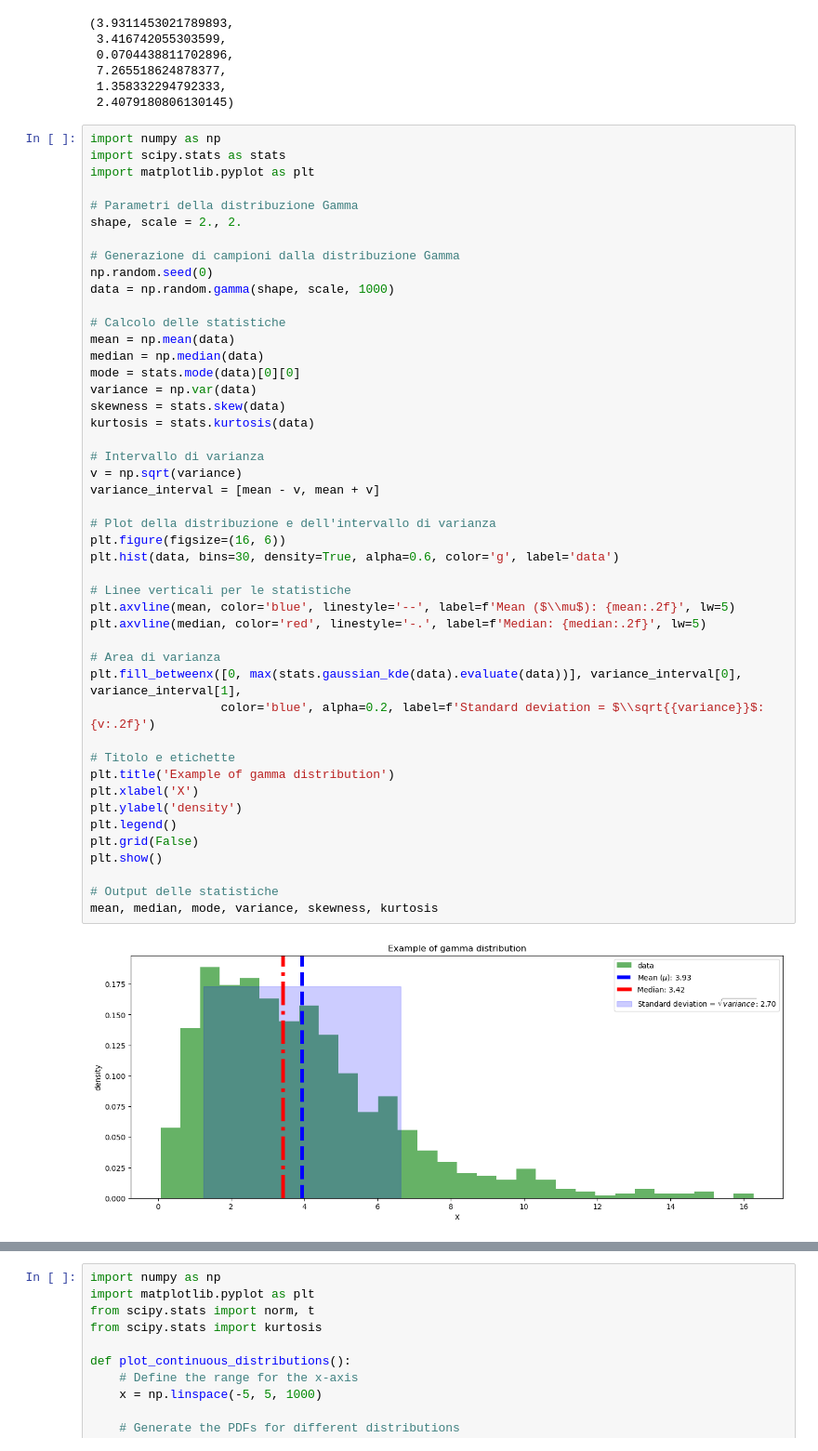
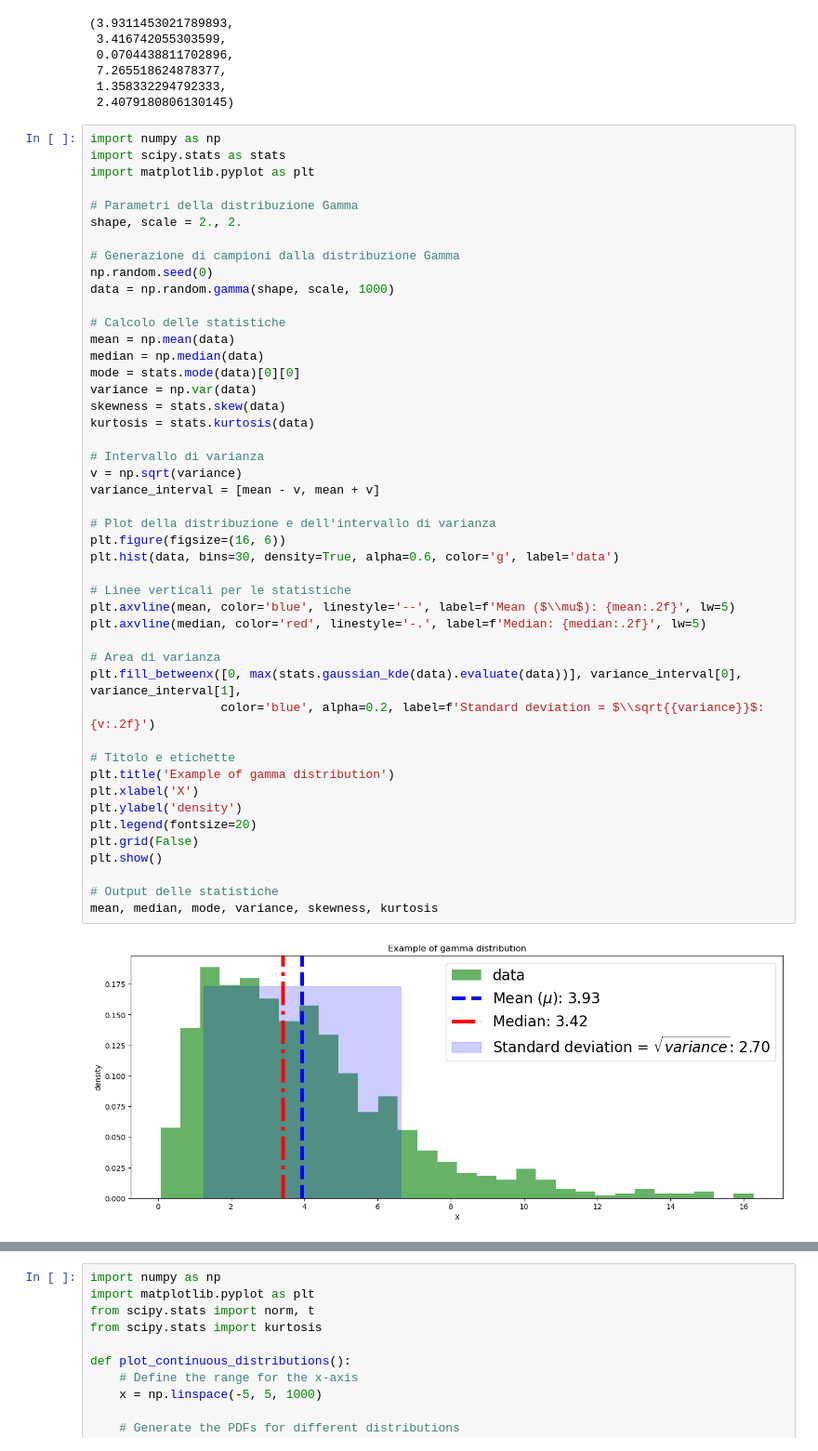
Before and after one commit to MrPiada/data-analysis-swiss-knife, a Jupyter notebook: notebooks/moments.ipynb, the cells around one changed output, grey strips where cells are left out. Shown at 93% size. Drawn from its saved outputs; the diff is of its cells as text.

```diff
--- a/notebooks/moments.ipynb
+++ b/notebooks/moments.ipynb
@@ -104,35 +104,35 @@ mode = stats.mode(data)[0][0]
 variance = np.var(data)
 skewness = stats.skew(data)
 kurtosis = stats.kurtosis(data)
 
 # Intervallo di varianza
 v = np.sqrt(variance)
 variance_interval = [mean - v, mean + v]
 
 # Plot della distribuzione e dell'intervallo di varianza
 plt.figure(figsize=(16, 6))
 plt.hist(data, bins=30, density=True, alpha=0.6, color='g', label='data')
 
 # Linee verticali per le statistiche
 plt.axvline(mean, color='blue', linestyle='--', label=f'Mean ($\\mu$): {mean:.2f}', lw=5)
 plt.axvline(median, color='red', linestyle='-.', label=f'Median: {median:.2f}', lw=5)
 
 # Area di varianza
 plt.fill_betweenx([0, max(stats.gaussian_kde(data).evaluate(data))], variance_interval[0], variance_interval[1],
                   color='blue', alpha=0.2, label=f'Standard deviation = $\\sqrt{{variance}}$: {v:.2f}')
 
 # Titolo e etichette
 plt.title('Example of gamma distribution')
 plt.xlabel('X')
 plt.ylabel('density')
-plt.legend()
+plt.legend(fontsize=20)
 plt.grid(False)
 plt.show()
 
 # Output delle statistiche
 mean, median, mode, variance, skewness, kurtosis
 # %% [output]
-[figure, old version]
+[figure, new version]
 (3.9311453021789893,
  3.416742055303599,
  0.0704438811702896,
```
